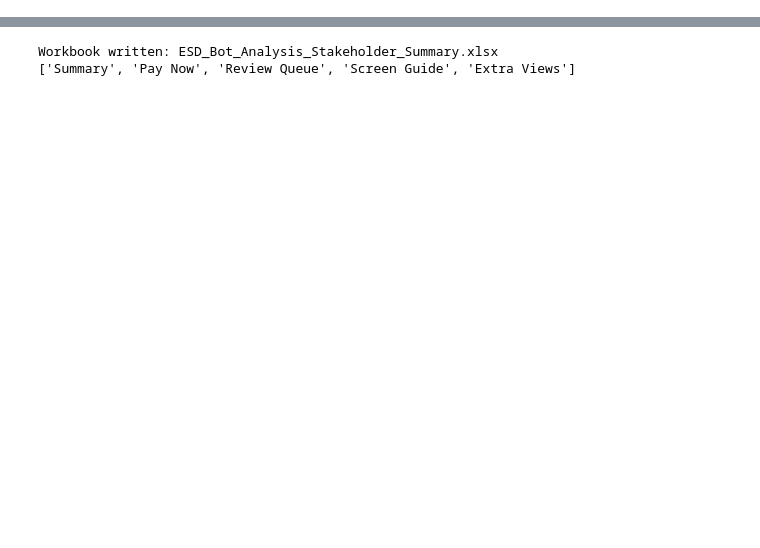
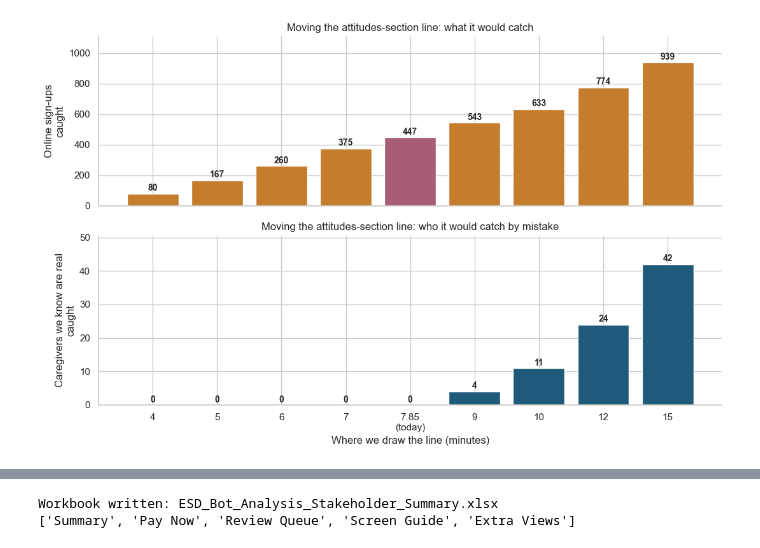
Before and after one commit to namo507/esd-redcap-metadata-watcher, a Jupyter notebook: projects/caregiver-cluster-analysis/bot_analysis_stakeholder.ipynb, the cells around one changed output, grey strips where cells are left out. Saved outputs shown, nothing was run; the diff lists cells and outputs as text; code cells hidden in the pictures; blank space fills up the shorter version.

```diff
--- a/projects/caregiver-cluster-analysis/bot_analysis_stakeholder.ipynb
+++ b/projects/caregiver-cluster-analysis/bot_analysis_stakeholder.ipynb
@@ -201,0 +122,5 @@ The notebook also rebuilds the stakeholder workbook so the notebook and the expo
+# %%
+cutoff_sensitivity = ba.build_cutoff_sensitivity_table(screen_inputs)
+display(cutoff_sensitivity)
+ba.plot_cutoff_sensitivity(cutoff_sensitivity);
+# %% [output]
@@ -201,0 +137 @@ The notebook also rebuilds the stakeholder workbook so the notebook and the expo
+[figure, added]
```
Also changed, not shown: parts of 51 cells of this notebook, 2 other files.
